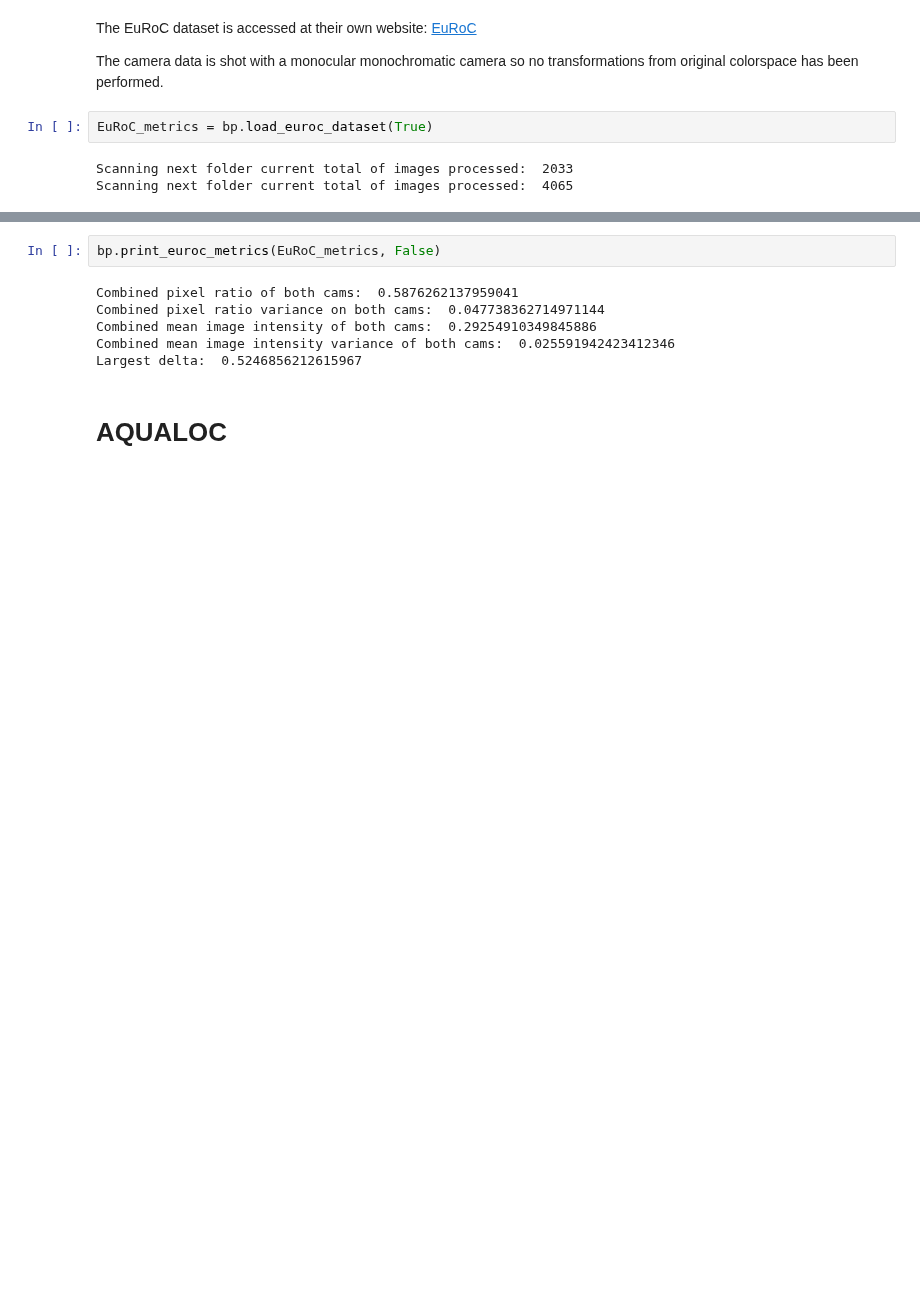
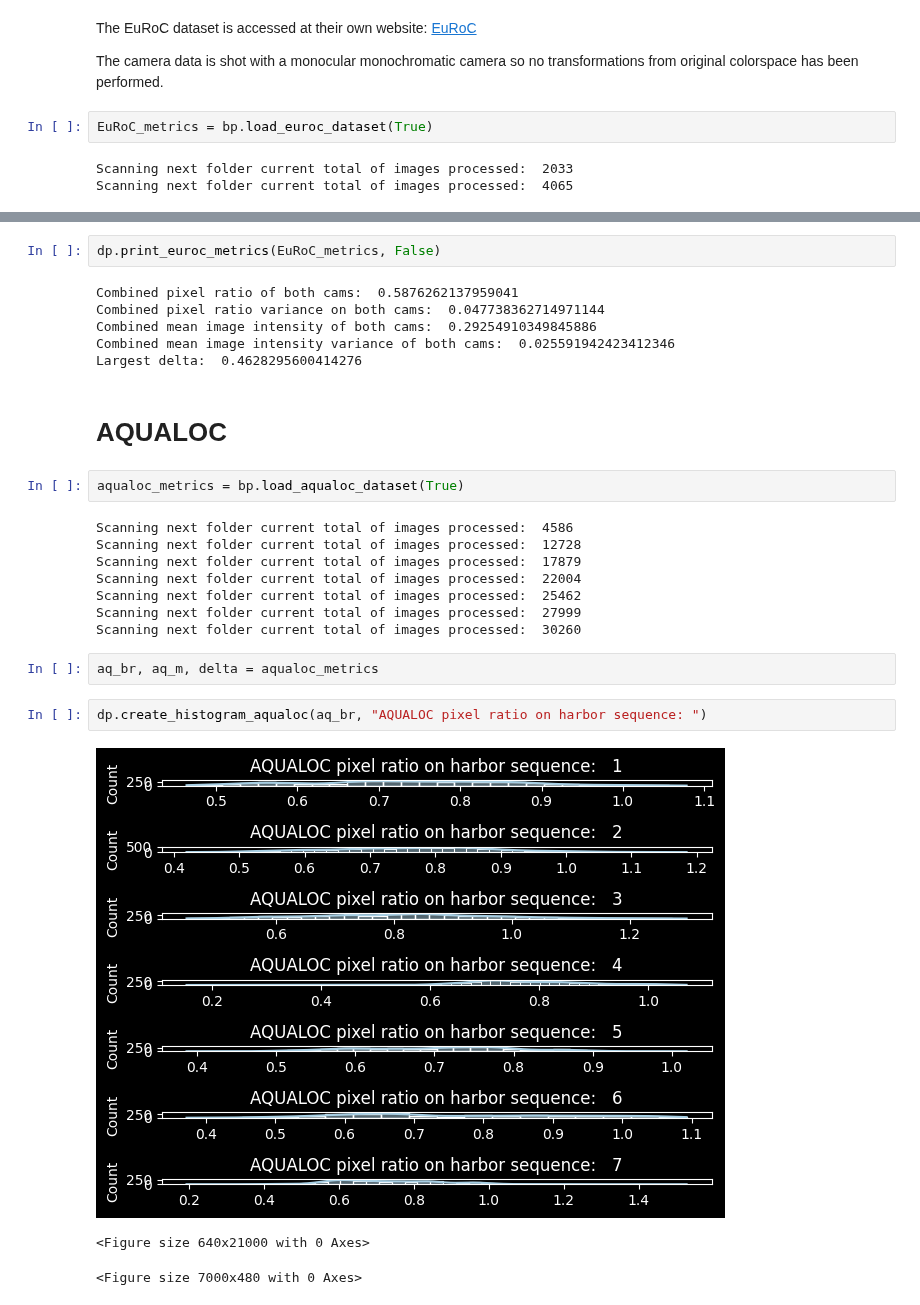
Before and after one commit to tobsthetobs/bsc-dataset-metrics, a Jupyter notebook: brightness_metric_datasets.ipynb, the cells around one changed output, grey strips where cells are left out. Saved outputs shown, nothing was run; the diff lists cells and outputs as text; blank space fills up the shorter version.

Commit message:
Week4
Moved around plotting functions

```diff
--- a/brightness_metric_datasets.ipynb
+++ b/brightness_metric_datasets.ipynb
@@ -32,12 +33,30 @@ bp.create_histogram_euroc(EuRoC_metrics)
 # %% [output]
 [figure]
 # %%
-bp.print_euroc_metrics(EuRoC_metrics, False)
+dp.print_euroc_metrics(EuRoC_metrics, False)
 # %% [output]
 Combined pixel ratio of both cams:  0.5876262137959041
 Combined pixel ratio variance on both cams:  0.047738362714971144
 Combined mean image intensity of both cams:  0.29254910349845886
 Combined mean image intensity variance of both cams:  0.025591942423412346
-Largest delta:  0.5246856212615967
+Largest delta:  0.4628295600414276
 # %% [markdown]
 # AQUALOC
+# %%
+aqualoc_metrics = bp.load_aqualoc_dataset(True)
+# %% [output]
+Scanning next folder current total of images processed:  4586
+Scanning next folder current total of images processed:  12728
+Scanning next folder current total of images processed:  17879
+Scanning next folder current total of images processed:  22004
+Scanning next folder current total of images processed:  25462
+Scanning next folder current total of images processed:  27999
+Scanning next folder current total of images processed:  30260
+# %%
+aq_br, aq_m, delta = aqualoc_metrics
+# %%
+dp.create_histogram_aqualoc(aq_br, "AQUALOC pixel ratio on harbor sequence: ")
+# %% [output]
+[figure, added]
+<Figure size 640x21000 with 0 Axes>
+<Figure size 7000x480 with 0 Axes>
```
Also changed, not shown: parts of 4 cells of this notebook, 3 other files.
